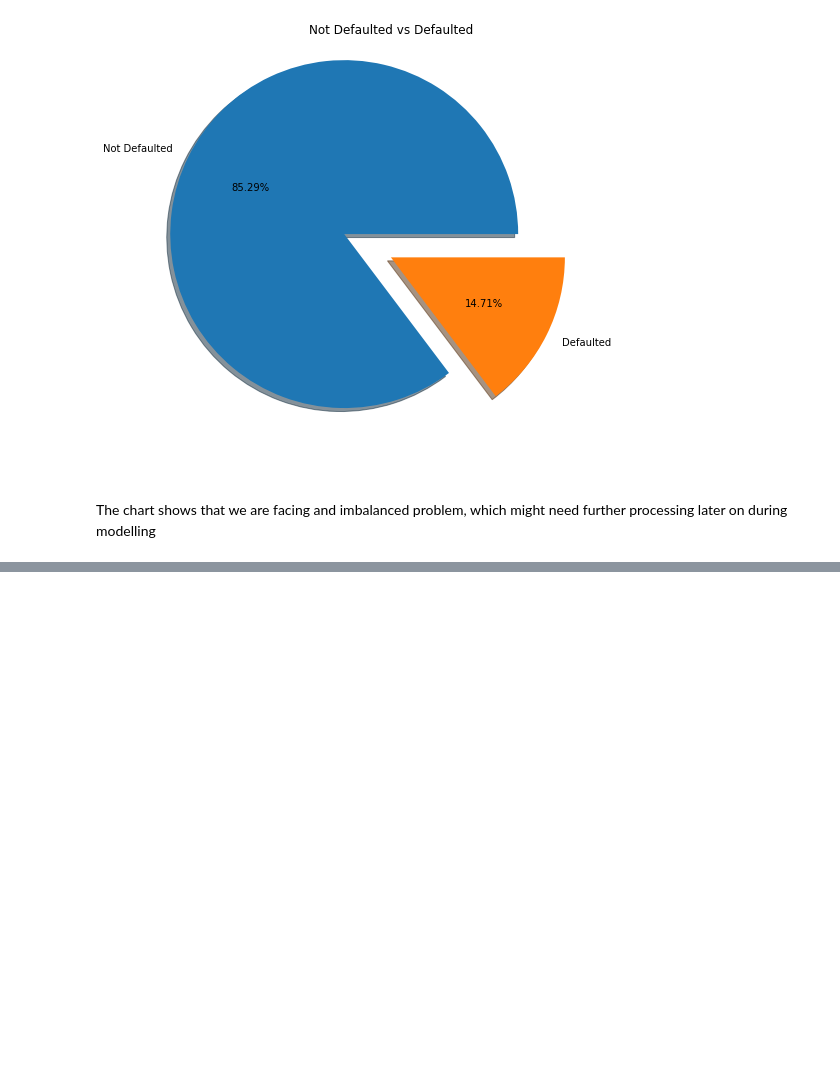
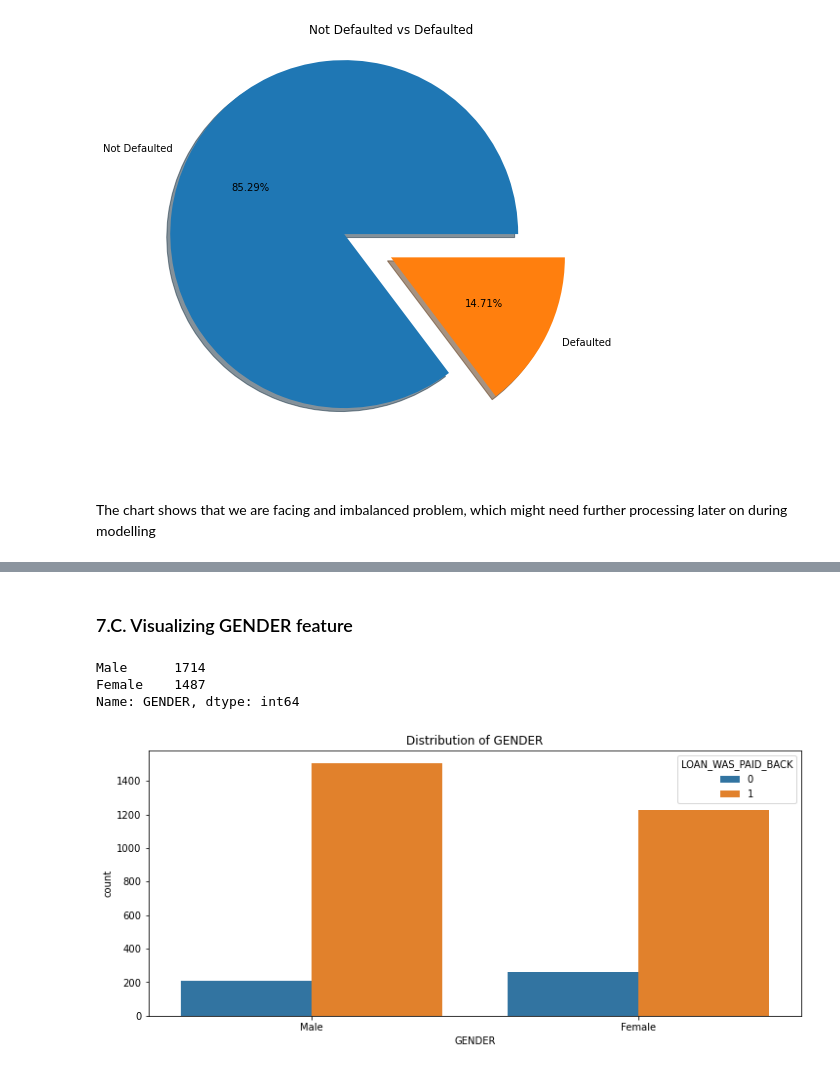
Before and after one commit to indrap23/PMDS-TEAM_XBOOST, a Jupyter notebook: Feature_ready.ipynb, the cells around one changed output, grey strips where cells are left out. Drawn from its saved outputs; the diff is of its cells as text; code cells hidden in the pictures; blank space fills up the shorter version.

```diff
--- a/Feature_ready.ipynb
+++ b/Feature_ready.ipynb
@@ -1325,0 +481,3 @@ df_final3.to_csv("./Final_result_proba.csv")
+# %%
+df['INCOMEBAND'] = pd.qcut(df['INCOME'], 6)
+df[['INCOMEBAND', 'LOAN_WAS_PAID_BACK']].groupby(['INCOMEBAND'], as_index=False).mean().sort_values(by='INCOMEBAND', ascending=True)
@@ -1325,0 +494,10 @@ df_final3.to_csv("./Final_result_proba.csv")
+# %%
+# replace INCOME with ordinals
+
+df.loc[ df['INCOME'] <= 4e6, 'INCOME'] = 0
+df.loc[(df['INCOME'] > 4e6) & (df['INCOME'] <= 5e6), 'INCOME'] = 1
+df.loc[(df['INCOME'] > 5e6) & (df['INCOME'] <= 6e6), 'INCOME'] = 2
+df.loc[(df['INCOME'] > 6e6) & (df['INCOME'] <= 8e6), 'INCOME'] = 3
+df.loc[(df['INCOME'] > 8e6) & (df['INCOME'] <= 11e6), 'INCOME'] = 4
+df.loc[ df['INCOME'] > 11e6, 'INCOME'] = 5
+df.head()
@@ -1325,0 +511,4 @@ df_final3.to_csv("./Final_result_proba.csv")
+# %%
+# remove INCOMEBAND
+df = df.drop(['INCOMEBAND'], axis=1)
+df.head()
@@ -1325,0 +522,15 @@ df_final3.to_csv("./Final_result_proba.csv")
+# %% [markdown]
+### 7.C. Visualizing GENDER feature
+# %%
+# visualize gender distribution related to target
+print(df.GENDER.value_counts())
+
+plt.figure(figsize=(12,5))
+ax = sns.countplot(hue="LOAN_WAS_PAID_BACK", x="GENDER", data=df)
+plt.title("Distribution of GENDER")
+plt.show()
+# %% [output]
+Male      1714
+Female    1487
+Name: GENDER, dtype: int64
+[figure, added]
```
Also changed, not shown: parts of 144 cells of this notebook.
